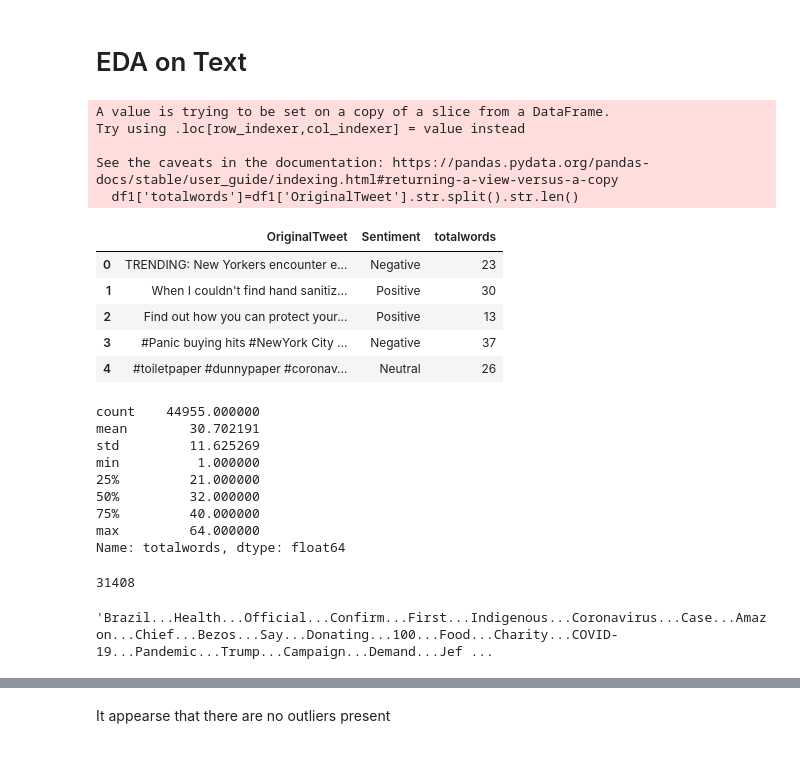
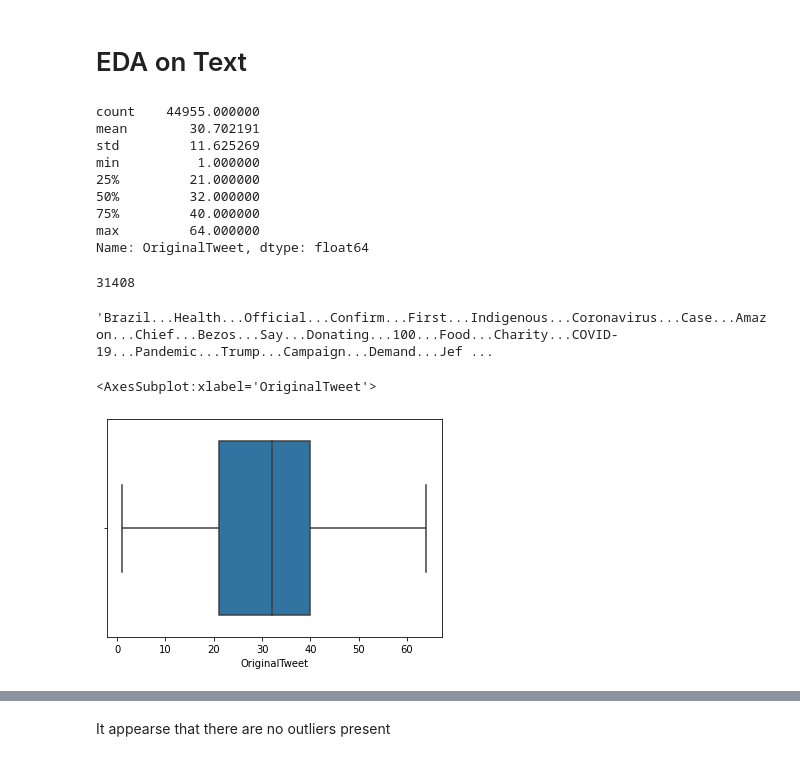
Before and after one commit to net-wizard/Coronavirus-tweets-NLP, a Jupyter notebook: Model/corona_tweets_sentiment.ipynb, the cells around one changed output, grey strips where cells are left out. Saved outputs shown, nothing was run; the diff lists cells and outputs as text; code cells hidden in the pictures.

```diff
--- a/Model/corona_tweets_sentiment.ipynb
+++ b/Model/corona_tweets_sentiment.ipynb
@@ -97,39 +101,29 @@ df1.head()
 # %% [markdown]
 # EDA on Text
 # %%
-df1['totalwords']=df1['OriginalTweet'].str.split().str.len()
+totalwords=df1['OriginalTweet'].str.split().str.len()
-# %% [output]
-A value is trying to be set on a copy of a slice from a DataFrame.
-Try using .loc[row_indexer,col_indexer] = value instead
-
-See the caveats in the documentation: https://pandas.pydata.org/pandas-docs/stable/user_guide/indexing.html#returning-a-view-versus-a-copy
-  df1['totalwords']=df1['OriginalTweet'].str.split().str.len()
 # %%
-df1.head()
+totalwords.describe()
 # %% [output]
-|  | OriginalTweet | Sentiment | totalwords |
-| 0 | TRENDING: New Yorkers encounter e... | Negative | 23 |
-| 1 | When I couldn't find hand sanitiz... | Positive | 30 |
-| 2 | Find out how you can protect your... | Positive | 13 |
-| 3 | #Panic buying hits #NewYork City ... | Negative | 37 |
-| 4 | #toiletpaper #dunnypaper #coronav... | Neutral | 26 |
+count    44955.000000
+mean        30.702191
+std         11.625269
+min          1.000000
+25%         21.000000
+50%         32.000000
+75%         40.000000
+max         64.000000
+Name: OriginalTweet, dtype: float64
 # %%
-df1['totalwords'].describe()
+totalwords.idxmin()
 # %% [output]
-count    44955.000000
-mean        30.702191
-std         11.625269
-min          1.000000
-25%         21.000000
-50%         32.000000
-75%         40.000000
-max         64.000000
-Name: totalwords, dtype: float64
+31408
 # %%
-df1['totalwords'].idxmin()
+df1['OriginalTweet'].loc[31408]
 # %% [output]
-31408
+'Brazil...Health...Official...Confirm...First...Indigenous...Coronavirus...Case...Amazon...Chief...Bezos...Say...Donating...100...Food...Charity...COVID-19...Pandemic...Trump...Campaign...Demand...Jef ...
 # %%
-df1['OriginalTweet'].loc[31408]
+sns.boxplot(totalwords)
 # %% [output]
-'Brazil...Health...Official...Confirm...First...Indigenous...Coronavirus...Case...Amazon...Chief...Bezos...Say...Donating...100...Food...Charity...COVID-19...Pandemic...Trump...Campaign...Demand...Jef ...
+<AxesSubplot:xlabel='OriginalTweet'>
+[figure, added]
```
Also changed, not shown: parts of 55 cells of this notebook.
